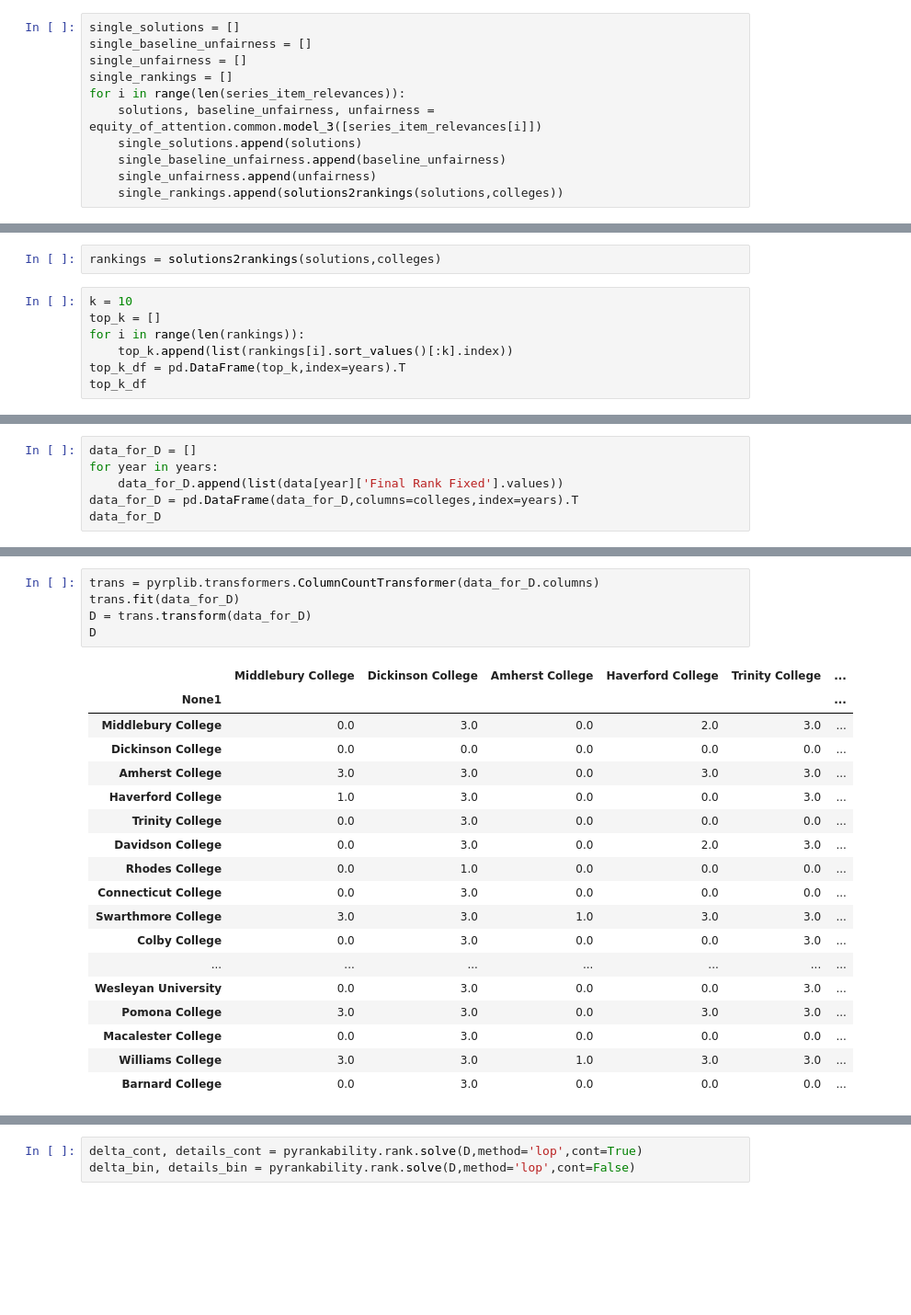
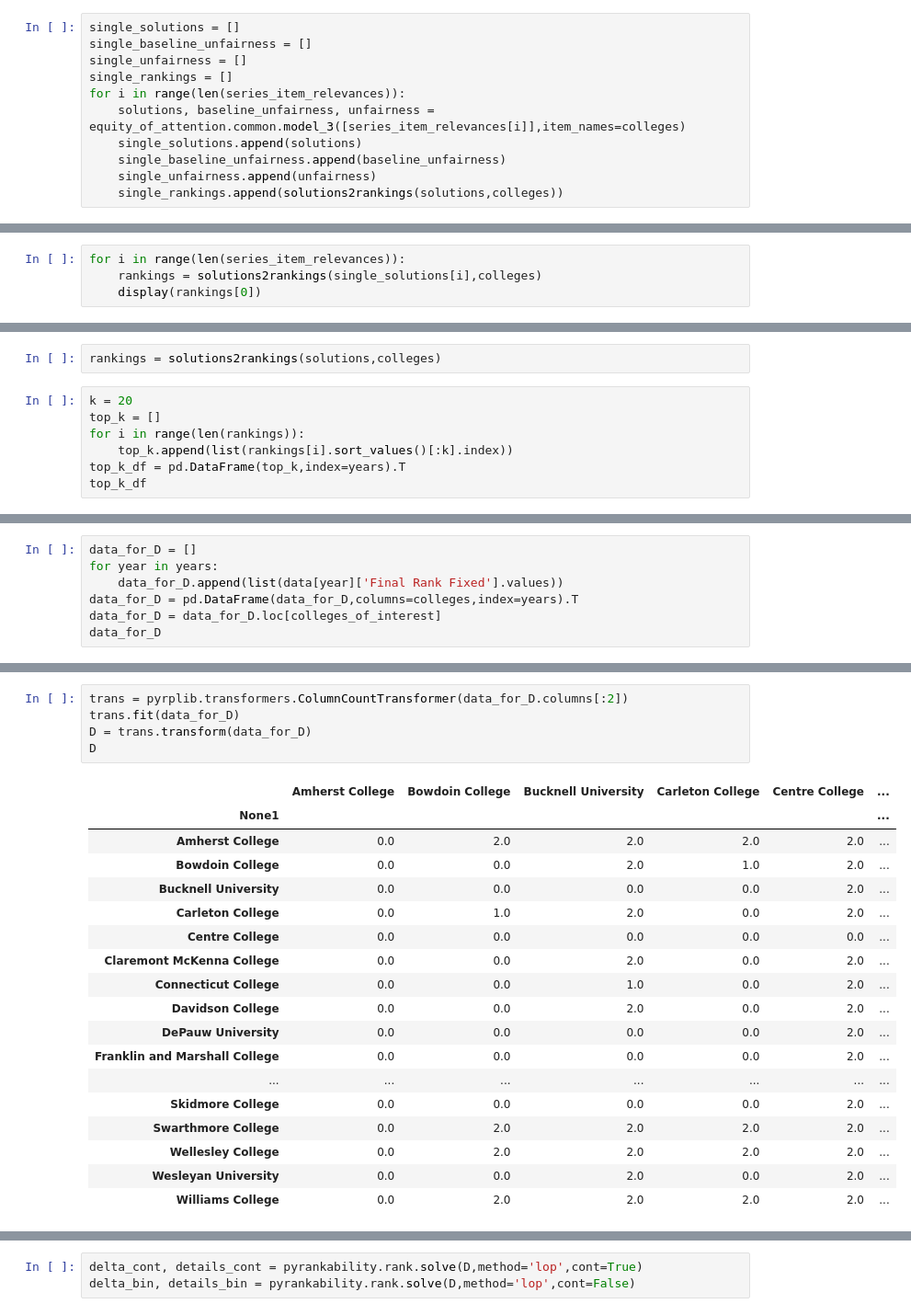
Before and after one commit to IGARDS/us_news_world_report_study, a Jupyter notebook: Fairness.ipynb, the cells around one changed output, grey strips where cells are left out. Shown at 92% size. Drawn from its saved outputs; the diff is of its cells as text; blank space fills up the shorter version.

```diff
--- a/Fairness.ipynb
+++ b/Fairness.ipynb
@@ -157,7 +143,7 @@ single_baseline_unfairness = []
 single_unfairness = []
 single_rankings = []
 for i in range(len(series_item_relevances)):
-    solutions, baseline_unfairness, unfairness = equity_of_attention.common.model_3([series_item_relevances[i]])
+    solutions, baseline_unfairness, unfairness = equity_of_attention.common.model_3([series_item_relevances[i]],item_names=colleges)
     single_solutions.append(solutions)
     single_baseline_unfairness.append(baseline_unfairness)
     single_unfairness.append(unfairness)
@@ -202,0 +151,4 @@ single_rankings
+# %%
+for i in range(len(series_item_relevances)):
+    rankings = solutions2rankings(single_solutions[i],colleges)
+    display(rankings[0])
@@ -223,7 +196,7 @@ Best objective 7.350292968750e+01, best bound 7.350292968750e+01, gap 0.0000%
 # %%
 rankings = solutions2rankings(solutions,colleges)
 # %%
-k = 10
+k = 20
 top_k = []
 for i in range(len(rankings)):
     top_k.append(list(rankings[i].sort_values()[:k].index))
@@ -250,5 +227,6 @@ data_for_D = []
 for year in years:
     data_for_D.append(list(data[year]['Final Rank Fixed'].values))
 data_for_D = pd.DataFrame(data_for_D,columns=colleges,index=years).T
+data_for_D = data_for_D.loc[colleges_of_interest]
 data_for_D
 # %% [output]
@@ -272,24 +250,24 @@ data_for_D
 # %%
-trans = pyrplib.transformers.ColumnCountTransformer(data_for_D.columns)
+trans = pyrplib.transformers.ColumnCountTransformer(data_for_D.columns[:2])
 trans.fit(data_for_D)
 D = trans.transform(data_for_D)
 D
 # %% [output]
-|  | Middlebury College | Dickinson College | Amherst College | Haverford College | Trinity College | ... |
+|  | Amherst College | Bowdoin College | Bucknell University | Carleton College | Centre College | ... |
 | None1 |  |  |  |  |  | ... |
-| Middlebury College | 0.0 | 3.0 | 0.0 | 2.0 | 3.0 | ... |
-| Dickinson College | 0.0 | 0.0 | 0.0 | 0.0 | 0.0 | ... |
-| Amherst College | 3.0 | 3.0 | 0.0 | 3.0 | 3.0 | ... |
-| Haverford College | 1.0 | 3.0 | 0.0 | 0.0 | 3.0 | ... |
-| Trinity College | 0.0 | 3.0 | 0.0 | 0.0 | 0.0 | ... |
-| Davidson College | 0.0 | 3.0 | 0.0 | 2.0 | 3.0 | ... |
-| Rhodes College | 0.0 | 1.0 | 0.0 | 0.0 | 0.0 | ... |
-| Connecticut College | 0.0 | 3.0 | 0.0 | 0.0 | 0.0 | ... |
-| Swarthmore College | 3.0 | 3.0 | 1.0 | 3.0 | 3.0 | ... |
-| Colby College | 0.0 | 3.0 | 0.0 | 0.0 | 3.0 | ... |
+| Amherst College | 0.0 | 2.0 | 2.0 | 2.0 | 2.0 | ... |
+| Bowdoin College | 0.0 | 0.0 | 2.0 | 1.0 | 2.0 | ... |
+| Bucknell University | 0.0 | 0.0 | 0.0 | 0.0 | 2.0 | ... |
+| Carleton College | 0.0 | 1.0 | 2.0 | 0.0 | 2.0 | ... |
+| Centre College | 0.0 | 0.0 | 0.0 | 0.0 | 0.0 | ... |
+| Claremont McKenna College | 0.0 | 0.0 | 2.0 | 0.0 | 2.0 | ... |
+| Connecticut College | 0.0 | 0.0 | 1.0 | 0.0 | 2.0 | ... |
+| Davidson College | 0.0 | 0.0 | 2.0 | 0.0 | 2.0 | ... |
+| DePauw University | 0.0 | 0.0 | 0.0 | 0.0 | 2.0 | ... |
+| Franklin and Marshall College | 0.0 | 0.0 | 0.0 | 0.0 | 2.0 | ... |
 | ... | ... | ... | ... | ... | ... | ... |
-| Wesleyan University | 0.0 | 3.0 | 0.0 | 0.0 | 3.0 | ... |
-| Pomona College | 3.0 | 3.0 | 0.0 | 3.0 | 3.0 | ... |
-| Macalester College | 0.0 | 3.0 | 0.0 | 0.0 | 0.0 | ... |
-| Williams College | 3.0 | 3.0 | 1.0 | 3.0 | 3.0 | ... |
-| Barnard College | 0.0 | 3.0 | 0.0 | 0.0 | 0.0 | ... |
+| Skidmore College | 0.0 | 0.0 | 0.0 | 0.0 | 2.0 | ... |
+| Swarthmore College | 0.0 | 2.0 | 2.0 | 2.0 | 2.0 | ... |
+| Wellesley College | 0.0 | 2.0 | 2.0 | 2.0 | 2.0 | ... |
+| Wesleyan University | 0.0 | 0.0 | 2.0 | 0.0 | 2.0 | ... |
+| Williams College | 0.0 | 2.0 | 2.0 | 2.0 | 2.0 | ... |
```
Also changed, not shown: parts of 82 cells of this notebook, 2 other files.
